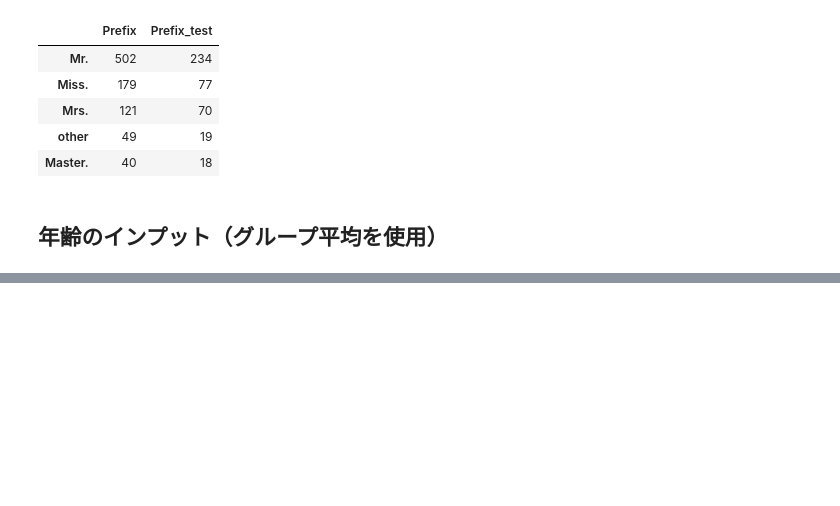
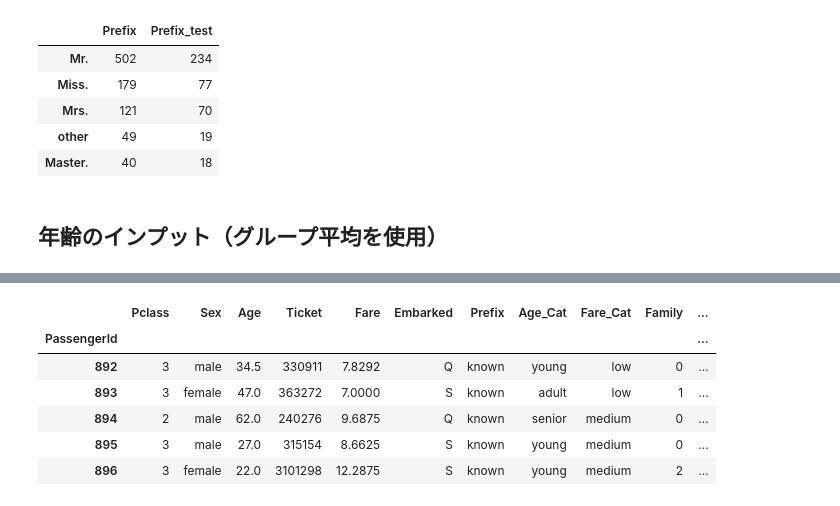
Before and after one commit to gussan-me/titanic_kaggle_practice, a Jupyter notebook: Desktop/ポートフォリオ用/titanic.ipynb, the cells around one changed output, grey strips where cells are left out. Saved outputs shown, nothing was run; the diff lists cells and outputs as text; code cells hidden in the pictures; blank space fills up the shorter version.

```diff
--- a/Desktop/ポートフォリオ用/titanic.ipynb
+++ b/Desktop/ポートフォリオ用/titanic.ipynb
@@ -318,0 +483,10 @@ df
+# %%
+X_test.head()
+# %% [output]
+|  | Pclass | Sex | Age | Ticket | Fare | Embarked | Prefix | Age_Cat | Fare_Cat | Family | ... |
+| PassengerId |  |  |  |  |  |  |  |  |  |  | ... |
+| 892 | 3 | male | 34.5 | 330911 | 7.8292 | Q | known | young | low | 0 | ... |
+| 893 | 3 | female | 47.0 | 363272 | 7.0000 | S | known | adult | low | 1 | ... |
+| 894 | 2 | male | 62.0 | 240276 | 9.6875 | Q | known | senior | medium | 0 | ... |
+| 895 | 3 | male | 27.0 | 315154 | 8.6625 | S | known | young | medium | 0 | ... |
+| 896 | 3 | female | 22.0 | 3101298 | 12.2875 | S | known | young | medium | 2 | ... |
```
Also changed, not shown: parts of 21 cells of this notebook.
